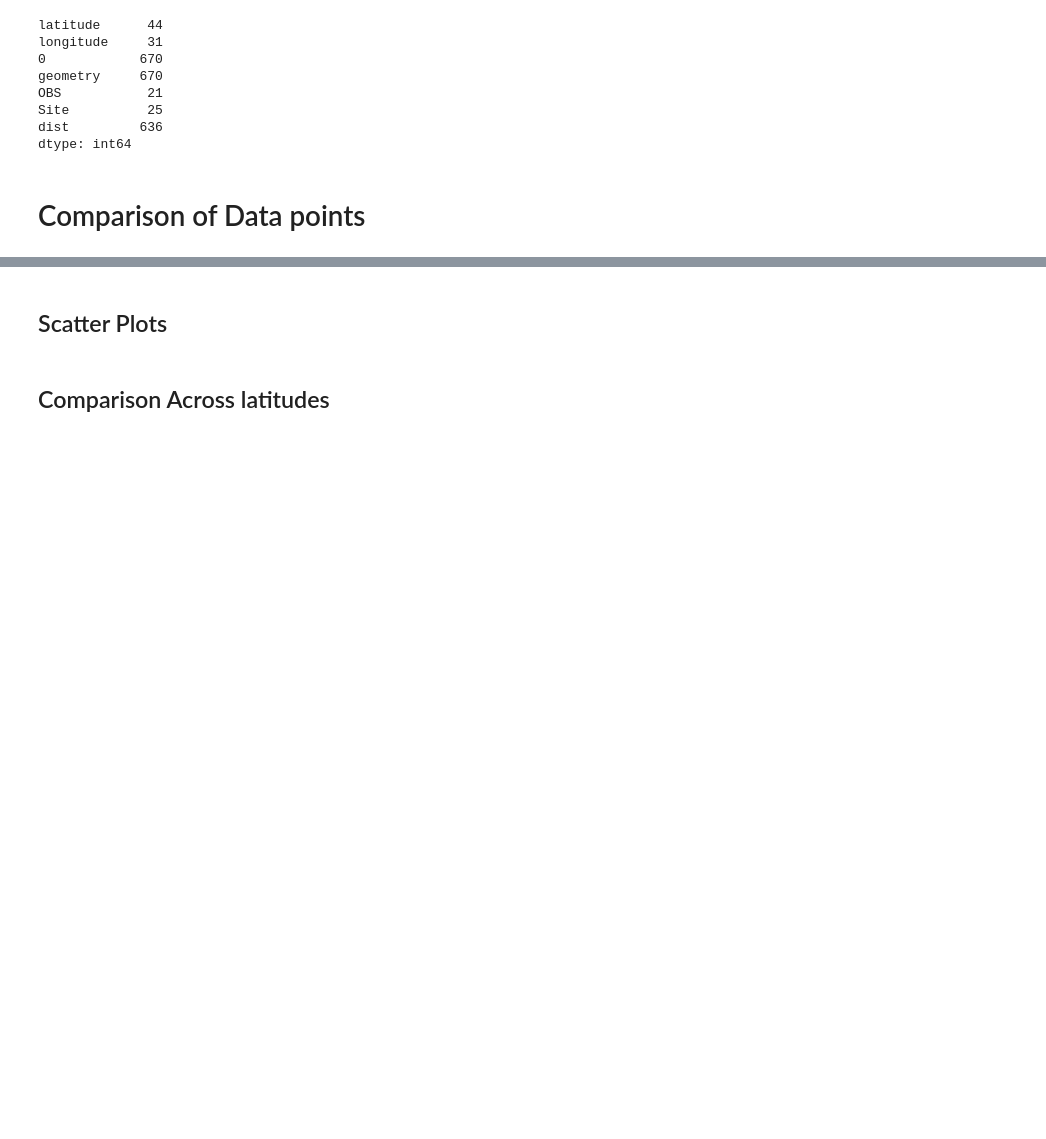
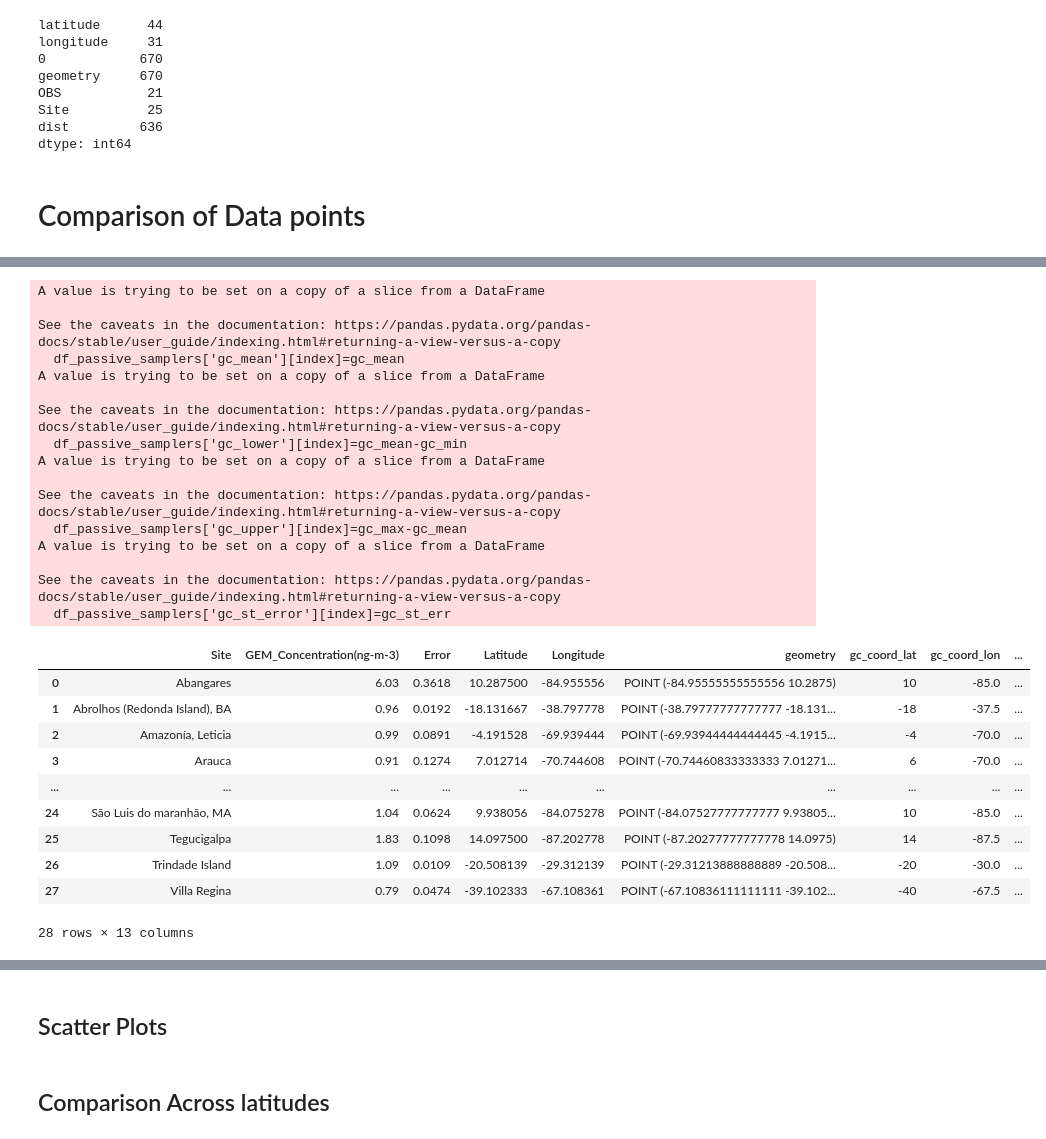
Before and after one commit to Shakes-tzd/MIT_TPP_thesis, a Jupyter notebook: JPnotebooks/LATAM_Passive_Sampler_Data_Analysis/Latam Tracer Concentrations Plots-2015.ipynb, the cells around one changed output, grey strips where cells are left out. Drawn from its saved outputs; the diff is of its cells as text; code cells hidden in the pictures; blank space fills up the shorter version.

```diff
--- a/JPnotebooks/LATAM_Passive_Sampler_Data_Analysis/Latam Tracer Concentrations Plots-2015.ipynb
+++ b/JPnotebooks/LATAM_Passive_Sampler_Data_Analysis/Latam Tracer Concentrations Plots-2015.ipynb
@@ -856,0 +859,9 @@ df_passive_samplers
+# %%
+def get_model_at_lat_lot(ds):
+    temp_df_lon_lat=ds
+    temp_lon_lat_mean=temp_df_lon_lat.Hg0_ng_m3.mean()
+    temp_lon_lat_error=bootstrap((temp_df_lon_lat.Hg0_ng_m3,), np.mean)
+    temp_lon_lat_std_error=temp_lon_lat_error.standard_error
+    temp_low_lim=temp_lon_lat_error.confidence_interval.low
+    temp_upper_lim=temp_lon_lat_error.confidence_interval.high
+    return temp_lon_lat_mean,temp_low_lim,temp_upper_lim,temp_lon_lat_std_error
@@ -856,0 +885,3 @@ df_passive_samplers
+# %%
+temp_df=df_hg0_surface[df_hg0_surface['LAT']==10.0]
+temp_df[temp_df['LON']==-85.0]
@@ -856,0 +956,51 @@ df_passive_samplers
+# %%
+
+for index,coordints in enumerate(df_passive_samplers['gc_lon_lat']):
+    coords= coordints.split(',')
+    gc_lon=coords[0]
+    gc_lat=coords[1]
+    #print(float(gc_lon),float(gc_lat))
+    temp_df=df_hg0_surface[df_hg0_surface['LAT']==float(gc_lon)]
+    temp_df2=temp_df[temp_df['LON']==-float(gc_lat)]
+    try:
+        gc_mean,gc_min,gc_max,gc_st_err= get_model_at_lat_lot(temp_df2)
+        df_passive_samplers['gc_mean'][index]=gc_mean
+        df_passive_samplers['gc_lower'][index]=gc_mean-gc_min
+        df_passive_samplers['gc_upper'][index]=gc_max-gc_mean
+        df_passive_samplers['gc_st_error'][index]=gc_st_err
+        #print(gc_mean,gc_min,gc_max)
+    except:
+        print(df_passive_samplers.loc[index])
+        # df_passive_samplers['gc_mean'][index]=0
+        # df_passive_samplers['gc_lower'][index]=0
+        # df_passive_samplers['gc_upper'][index]=0
+    #print('\n')
+df_passive_samplers
+# %% [output]
+A value is trying to be set on a copy of a slice from a DataFrame
+
+See the caveats in the documentation: https://pandas.pydata.org/pandas-docs/stable/user_guide/indexing.html#returning-a-view-versus-a-copy
+  df_passive_samplers['gc_mean'][index]=gc_mean
+A value is trying to be set on a copy of a slice from a DataFrame
+
+See the caveats in the documentation: https://pandas.pydata.org/pandas-docs/stable/user_guide/indexing.html#returning-a-view-versus-a-copy
+  df_passive_samplers['gc_lower'][index]=gc_mean-gc_min
+A value is trying to be set on a copy of a slice from a DataFrame
+
+See the caveats in the documentation: https://pandas.pydata.org/pandas-docs/stable/user_guide/indexing.html#returning-a-view-versus-a-copy
+  df_passive_samplers['gc_upper'][index]=gc_max-gc_mean
+A value is trying to be set on a copy of a slice from a DataFrame
+
+See the caveats in the documentation: https://pandas.pydata.org/pandas-docs/stable/user_guide/indexing.html#returning-a-view-versus-a-copy
+  df_passive_samplers['gc_st_error'][index]=gc_st_err
+|  | Site | GEM_Concentration(ng-m-3) | Error | Latitude | Longitude | geometry | gc_coord_lat | gc_coord_lon | ... |
+| 0 | Abangares | 6.03 | 0.3618 | 10.287500 | -84.955556 | POINT (-84.95555555555556 10.2875) | 10 | -85.0 | ... |
+| 1 | Abrolhos (Redonda Island), BA | 0.96 | 0.0192 | -18.131667 | -38.797778 | POINT (-38.79777777777777 -18.131... | -18 | -37.5 | ... |
+| 2 | Amazonía, Leticia | 0.99 | 0.0891 | -4.191528 | -69.939444 | POINT (-69.93944444444445 -4.1915... | -4 | -70.0 | ... |
+| 3 | Arauca | 0.91 | 0.1274 | 7.012714 | -70.744608 | POINT (-70.74460833333333 7.01271... | 6 | -70.0 | ... |
+| ... | ... | ... | ... | ... | ... | ... | ... | ... | ... |
+| 24 | São Luis do maranhão, MA | 1.04 | 0.0624 | 9.938056 | -84.075278 | POINT (-84.07527777777777 9.93805... | 10 | -85.0 | ... |
+| 25 | Tegucigalpa | 1.83 | 0.1098 | 14.097500 | -87.202778 | POINT (-87.20277777777778 14.0975) | 14 | -87.5 | ... |
+| 26 | Trindade Island | 1.09 | 0.0109 | -20.508139 | -29.312139 | POINT (-29.31213888888889 -20.508... | -20 | -30.0 | ... |
+| 27 | Villa Regina | 0.79 | 0.0474 | -39.102333 | -67.108361 | POINT (-67.10836111111111 -39.102... | -40 | -67.5 | ... |
+28 rows × 13 columns
```
Also changed, not shown: parts of 24 cells of this notebook, 1 other file.
